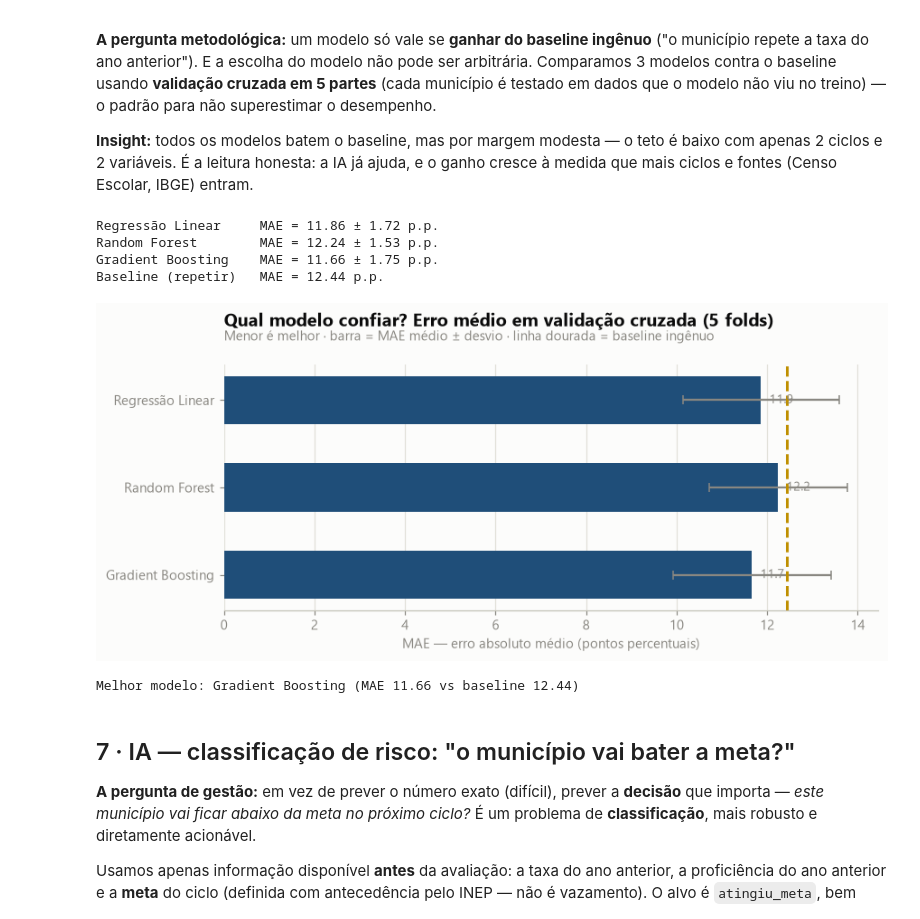
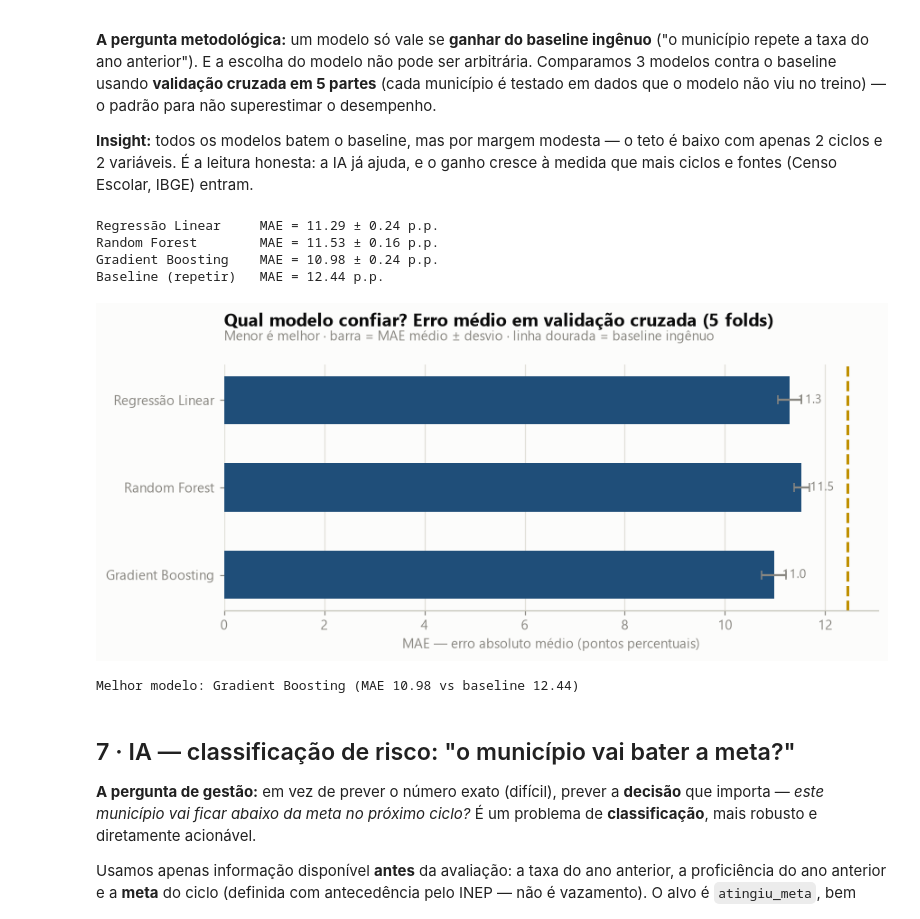
Before and after one commit to andreferraz-fiap-fase2/tech-challenge-fase2, a Jupyter notebook: notebooks/insights.ipynb, the cells around one changed output. Drawn from its saved outputs; the diff is of its cells as text; code cells hidden in the pictures.

```diff
--- a/notebooks/insights.ipynb
+++ b/notebooks/insights.ipynb
@@ -318,7 +319,11 @@ o ganho cresce à medida que mais ciclos e fontes (Censo Escolar, IBGE) entram.
 # %%
 from sklearn.linear_model import LinearRegression
 from sklearn.ensemble import GradientBoostingRegressor
-from sklearn.model_selection import cross_val_score
+from sklearn.model_selection import KFold, cross_val_score
+
+# folds embaralhados com semente fixa: os dados vêm ordenados por código de
+# município (que embute a UF) — sem shuffle, cada fold viraria um bloco geográfico
+CV5 = KFold(n_splits=5, shuffle=True, random_state=42)
 
 modelos = {
     "Regressão Linear": LinearRegression(),
@@ -329,44 +334,44 @@ mae_base = float(np.mean(np.abs(y - X[:, 0])))   # baseline: repetir o ano anter
 
 resultados = {}
 for nome, m in modelos.items():
-    scores = -cross_val_score(m, X, y, cv=5, scoring="neg_mean_absolute_error")
+    scores = -cross_val_score(m, X, y, cv=CV5, scoring="neg_mean_absolute_error")
     resultados[nome] = (scores.mean(), scores.std())
     print(f"{nome:<20} MAE = {scores.mean():5.2f} ± {scores.std():.2f} p.p.")
 print(f"{'Baseline (repetir)':<20} MAE = {mae_base:5.2f} p.p.")
 
 nomes = list(resultados.keys())
 medias = [resultados[n][0] for n in nomes]
 erros = [resultados[n][1] for n in nomes]
 yy = np.arange(len(nomes))
 
 fig, ax = plt.subplots(figsize=(8.5, 3.2))
 ax.barh(yy, medias, xerr=erros, color=NAVY, height=0.55,
         error_kw=dict(ecolor=MUTED, capsize=3))
 ax.axvline(mae_base, color=GOLD, lw=2, ls="--")
 ax.annotate(f"baseline  {mae_base:.1f}", (mae_base, len(nomes) - 0.35),
             color=GOLD, fontsize=9, ha="center", fontweight="bold")
 for i, m in enumerate(medias):
     ax.annotate(f"{m:.1f}", (m, yy[i]), va="center", xytext=(6, 0),
                 textcoords="offset points", fontsize=9, color=MUTED)
 ax.set_yticks(yy); ax.set_yticklabels(nomes)
 ax.invert_yaxis()
 ax.set_title("Qual modelo confiar? Erro médio em validação cruzada (5 folds)")
 ax.text(0, 1.10, "Menor é melhor · barra = MAE médio ± desvio · linha dourada = baseline ingênuo",
         transform=ax.transAxes, fontsize=9.5, color=MUTED)
 ax.set_xlabel("MAE — erro absoluto médio (pontos percentuais)")
 ax.grid(axis="y", visible=False)
 salva(fig, "09_comparacao_modelos")
 plt.show()
 
 melhor = min(resultados, key=lambda k: resultados[k][0])
 print(f"\nMelhor modelo: {melhor} (MAE {resultados[melhor][0]:.2f} vs baseline {mae_base:.2f})")
 # %% [output]
-Regressão Linear     MAE = 11.86 ± 1.72 p.p.
-Random Forest        MAE = 12.24 ± 1.53 p.p.
-Gradient Boosting    MAE = 11.66 ± 1.75 p.p.
+Regressão Linear     MAE = 11.29 ± 0.24 p.p.
+Random Forest        MAE = 11.53 ± 0.16 p.p.
+Gradient Boosting    MAE = 10.98 ± 0.24 p.p.
 Baseline (repetir)   MAE = 12.44 p.p.
-[figure, old version]
+[figure, new version]
-Melhor modelo: Gradient Boosting (MAE 11.66 vs baseline 12.44)
+Melhor modelo: Gradient Boosting (MAE 10.98 vs baseline 12.44)
 # %% [markdown]
 ## 7 · IA — classificação de risco: "o município vai bater a meta?"
 
```
Also changed, not shown: parts of 6 cells of this notebook, 5 other files.
